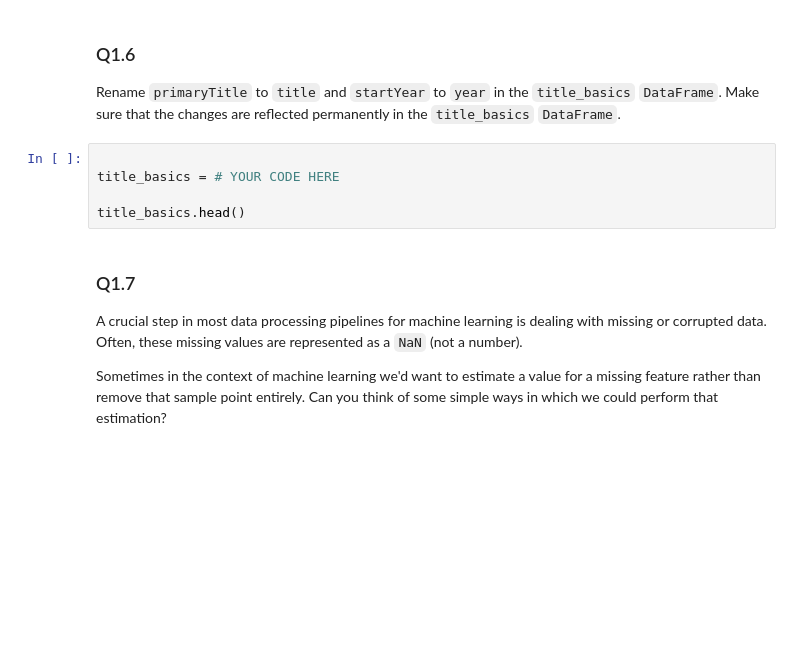
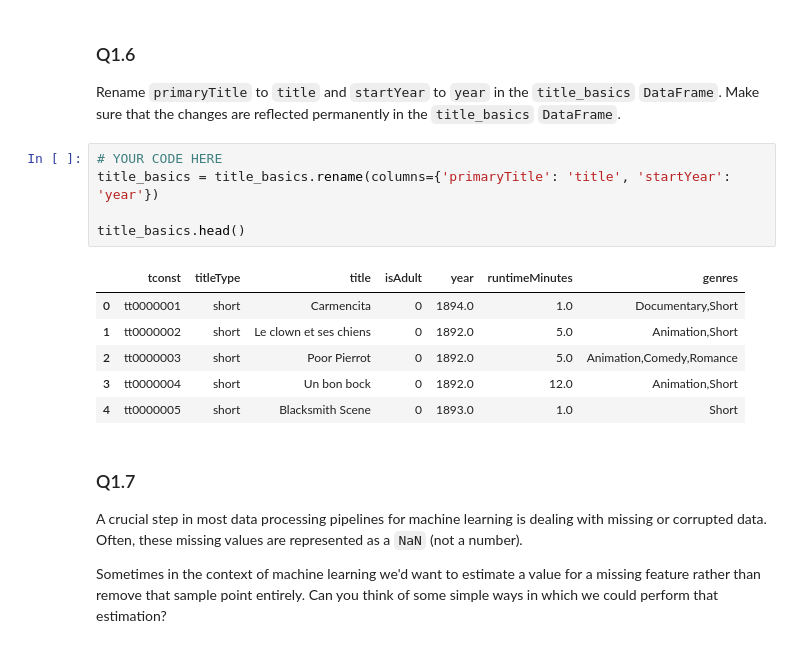
Before and after one commit to AshfordLee/Stanford_CS189, a Jupyter notebook: FA25/Dis1/Discussion Notebook 01.ipynb, the cells around one changed output. Drawn from its saved outputs; the diff is of its cells as text; blank space fills up the shorter version.

```diff
--- a/FA25/Dis1/Discussion Notebook 01.ipynb
+++ b/FA25/Dis1/Discussion Notebook 01.ipynb
@@ -84,10 +128,17 @@ title_basics.head()
 
 Rename `primaryTitle` to `title` and `startYear` to `year` in the `title_basics` `DataFrame`. Make sure that the changes are reflected permanently in the `title_basics` `DataFrame`.
 # %%
-
-title_basics = # YOUR CODE HERE
+# YOUR CODE HERE
+title_basics = title_basics.rename(columns={'primaryTitle': 'title', 'startYear': 'year'})
 
 title_basics.head()
+# %% [output]
+|  | tconst | titleType | title | isAdult | year | runtimeMinutes | genres |
+| 0 | tt0000001 | short | Carmencita | 0 | 1894.0 | 1.0 | Documentary,Short |
+| 1 | tt0000002 | short | Le clown et ses chiens | 0 | 1892.0 | 5.0 | Animation,Short |
+| 2 | tt0000003 | short | Poor Pierrot | 0 | 1892.0 | 5.0 | Animation,Comedy,Romance |
+| 3 | tt0000004 | short | Un bon bock | 0 | 1892.0 | 12.0 | Animation,Short |
+| 4 | tt0000005 | short | Blacksmith Scene | 0 | 1893.0 | 1.0 | Short |
 # %% [markdown]
 ### Q1.7
 
```
Also changed, not shown: parts of 18 cells of this notebook, 1 other file.
